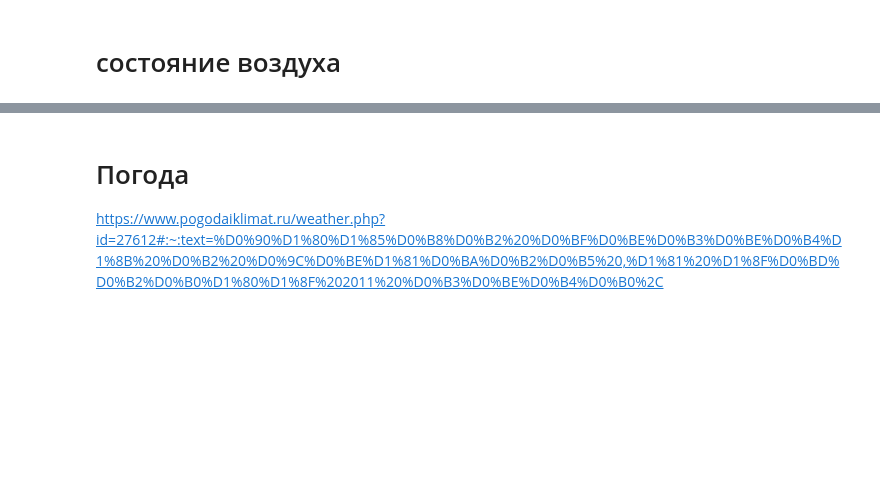
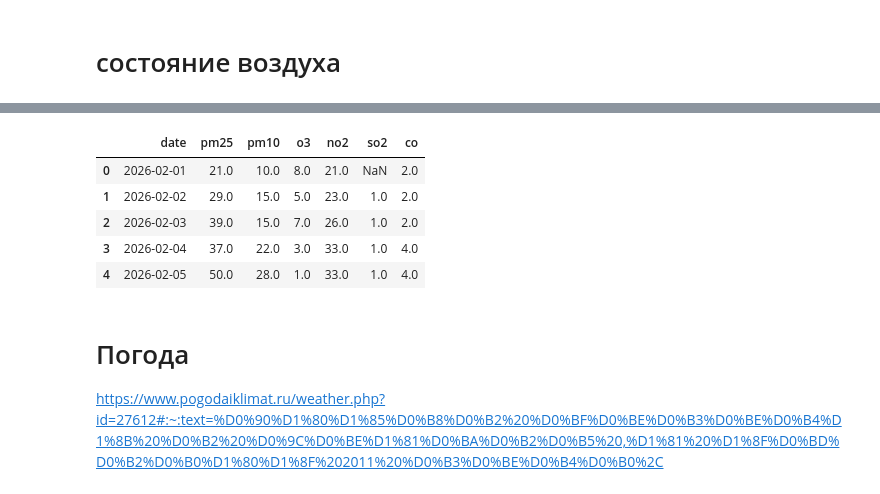
Before and after one commit to DIPLOMA-BOBRINSKIY-KOMAROV/diplomas-info, a Jupyter notebook: notebooks/read_geojson.ipynb, the cells around one changed output, grey strips where cells are left out. Drawn from its saved outputs; the diff is of its cells as text; code cells hidden in the pictures; blank space fills up the shorter version.

Commit message:
add data and articles

```diff
--- a/notebooks/read_geojson.ipynb
+++ b/notebooks/read_geojson.ipynb
@@ -477,0 +451,6 @@ https://aqicn.org/historical/ru/#:~:text=%D0%9C%D0%B8%D1%80%D0%BE%D0%B2%D0%B0%D1
+# %%
+# example of dirty data with wrong date format:
+quality_check = pd.read_csv('/Users/pavelbobrinskiy/Downloads/diplomas-info/data/DATA_aquicin/спиридоновка,-москва-air-quality.csv')
+# %%
+quality_check['date'] = pd.to_datetime(quality_check['date'], errors='coerce')
+quality_check = quality_check[quality_check['date'] > '2015-01-01']
@@ -478,3 +465,12 @@ https://aqicn.org/historical/ru/#:~:text=%D0%9C%D0%B8%D1%80%D0%BE%D0%B2%D0%B0%D1
+# %%
+quality_check.head()
+# %% [output]
+|  | date | pm25 | pm10 | o3 | no2 | so2 | co |
+| 0 | 2026-02-01 | 21.0 | 10.0 | 8.0 | 21.0 | NaN | 2.0 |
+| 1 | 2026-02-02 | 29.0 | 15.0 | 5.0 | 23.0 | 1.0 | 2.0 |
+| 2 | 2026-02-03 | 39.0 | 15.0 | 7.0 | 26.0 | 1.0 | 2.0 |
+| 3 | 2026-02-04 | 37.0 | 22.0 | 3.0 | 33.0 | 1.0 | 4.0 |
+| 4 | 2026-02-05 | 50.0 | 28.0 | 1.0 | 33.0 | 1.0 | 4.0 |
 # %% [markdown]
 # Погода
 
```
Also changed, not shown: parts of 5 cells of this notebook, 7 other files.
